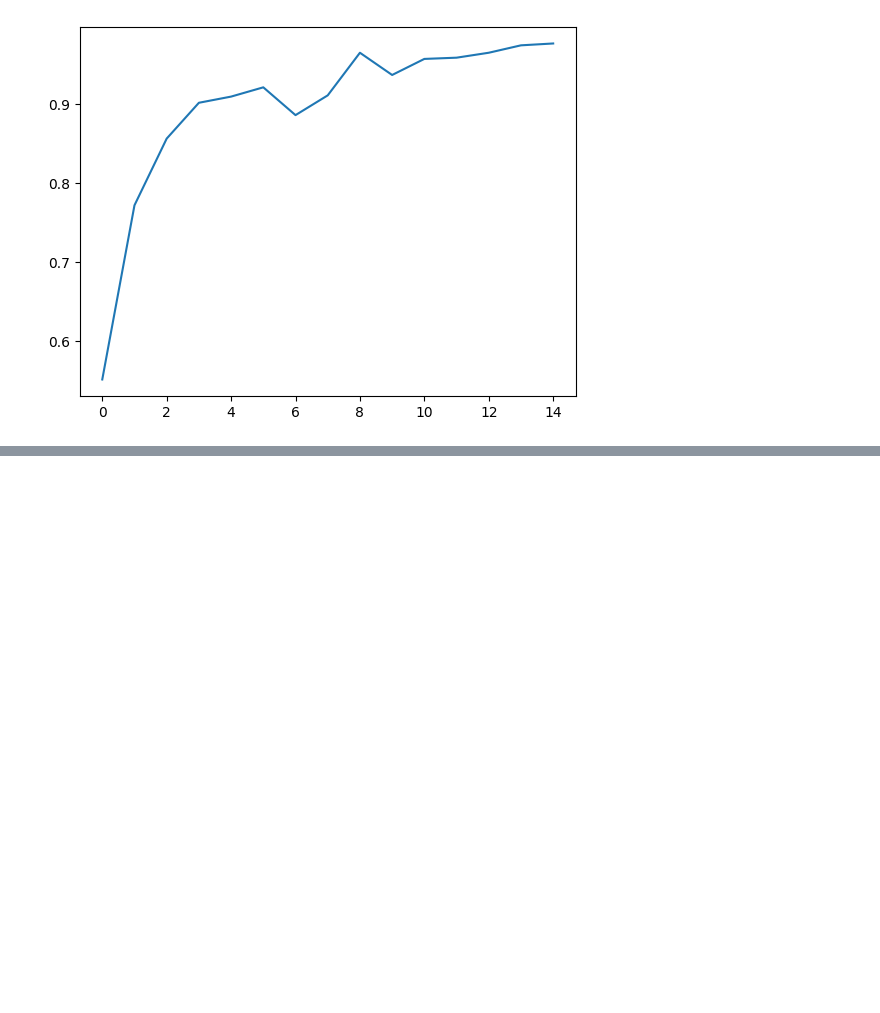
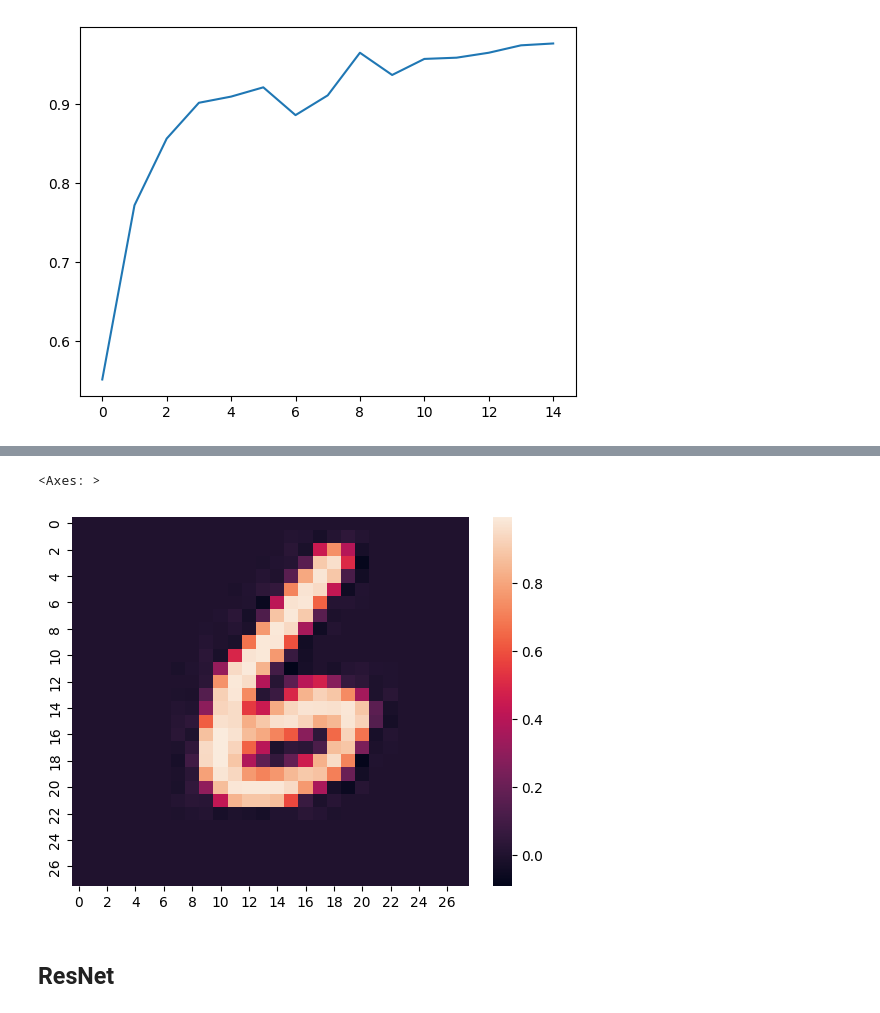
Before and after one commit to Pakeith0805/Study_PyTorch, a Jupyter notebook: main.ipynb, the cells around one changed output, grey strips where cells are left out. Drawn from its saved outputs; the diff is of its cells as text; code cells hidden in the pictures; blank space fills up the shorter version.

```diff
--- a/main.ipynb
+++ b/main.ipynb
@@ -1094,0 +1149,3 @@ plt.plot(accs)
+# %%
+model = ConvAE()
+model.to(device)
@@ -1094,0 +1232,7 @@ plt.plot(accs)
+# %%
+sns.heatmap(x_ae[0].permute(1, 2, 0).detach().to("cpu")[:, :, 0])
+# %% [output]
+<Axes: >
+[figure, added]
+# %% [markdown]
+## ResNet
```
Also changed, not shown: parts of 31 cells of this notebook.
